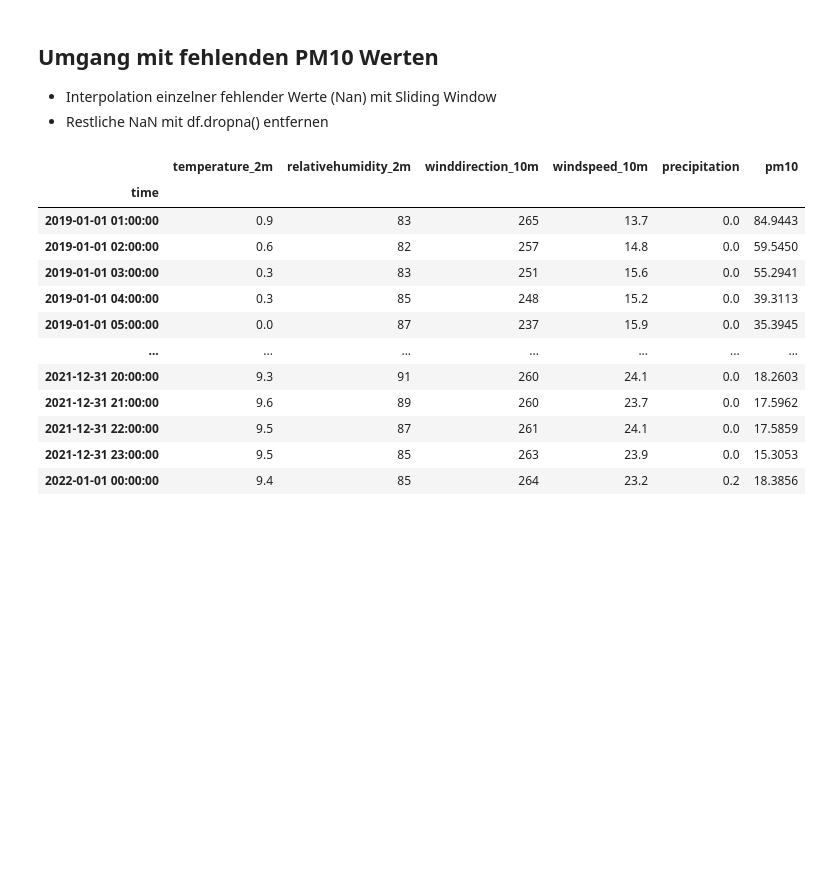
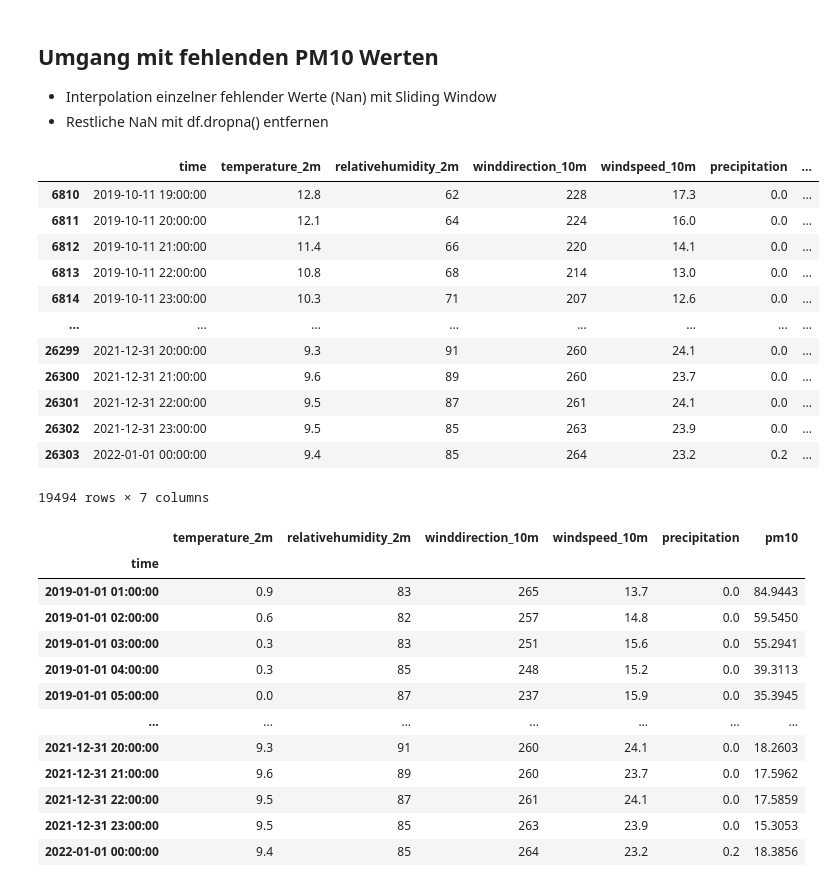
Before and after one commit to TheisNiklas/particulate-matter-prediction, a Jupyter notebook: src/machine_learning/dataset_gen/TestBook.ipynb, the cells around one changed output. Saved outputs shown, nothing was run; the diff lists cells and outputs as text; code cells hidden in the pictures; blank space fills up the shorter version.

```diff
--- a/src/machine_learning/dataset_gen/TestBook.ipynb
+++ b/src/machine_learning/dataset_gen/TestBook.ipynb
@@ -37,9 +47,25 @@ array([ 3982,  6816,  6817,  6818,  6819,  6820,  6821,  6822,  6823,
 - Restliche NaN mit df.dropna() entfernen
 # %%
 pm10_data_station_814_interpolated = pm10_data_station_814.interpolate(
-    method="time", limit=5, limit_direction="both", limit_area="inside", inplace=False
+    method="time", limit=5, limit_area="inside", inplace=False
 )
 pm10_data_station_814_interpolated.reset_index(inplace=True)
+# %%
+pm10_data_station_814_interpolated.iloc[6810:]
+# %% [output]
+|  | time | temperature_2m | relativehumidity_2m | winddirection_10m | windspeed_10m | precipitation | ... |
+| 6810 | 2019-10-11 19:00:00 | 12.8 | 62 | 228 | 17.3 | 0.0 | ... |
+| 6811 | 2019-10-11 20:00:00 | 12.1 | 64 | 224 | 16.0 | 0.0 | ... |
+| 6812 | 2019-10-11 21:00:00 | 11.4 | 66 | 220 | 14.1 | 0.0 | ... |
+| 6813 | 2019-10-11 22:00:00 | 10.8 | 68 | 214 | 13.0 | 0.0 | ... |
+| 6814 | 2019-10-11 23:00:00 | 10.3 | 71 | 207 | 12.6 | 0.0 | ... |
+| ... | ... | ... | ... | ... | ... | ... | ... |
+| 26299 | 2021-12-31 20:00:00 | 9.3 | 91 | 260 | 24.1 | 0.0 | ... |
+| 26300 | 2021-12-31 21:00:00 | 9.6 | 89 | 260 | 23.7 | 0.0 | ... |
+| 26301 | 2021-12-31 22:00:00 | 9.5 | 87 | 261 | 24.1 | 0.0 | ... |
+| 26302 | 2021-12-31 23:00:00 | 9.5 | 85 | 263 | 23.9 | 0.0 | ... |
+| 26303 | 2022-01-01 00:00:00 | 9.4 | 85 | 264 | 23.2 | 0.2 | ... |
+19494 rows × 7 columns
 # %%
 pm10_data_station_814.dropna()
 # %% [output]
```
Also changed, not shown: parts of 4 cells of this notebook.
